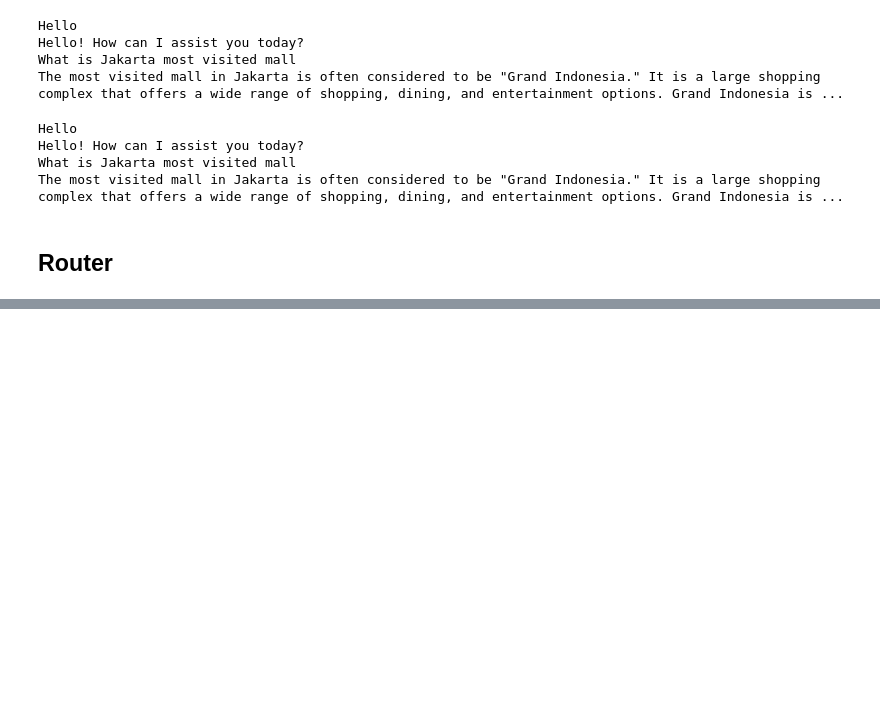
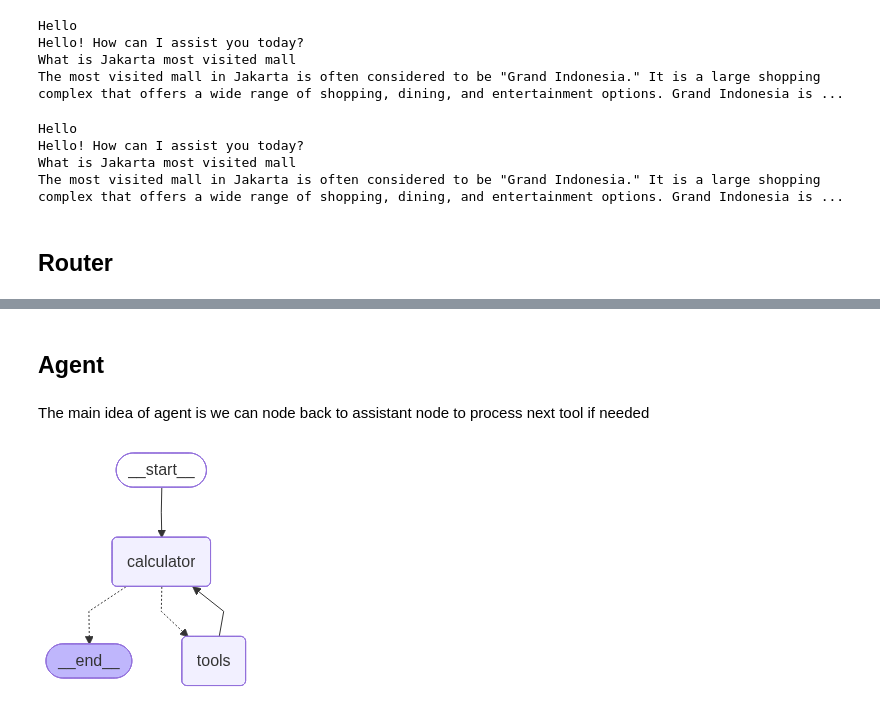
Before and after one commit to DerrickVericho/LLM-Portofolio, a Jupyter notebook: notebook/langgraph.ipynb, the cells around one changed output, grey strips where cells are left out. Saved outputs shown, nothing was run; the diff lists cells and outputs as text; code cells hidden in the pictures; blank space fills up the shorter version.

Commit message:
feat: add agent notes

```diff
--- a/notebook/langgraph.ipynb
+++ b/notebook/langgraph.ipynb
@@ -252,0 +303,2 @@ The most visited mall in Jakarta is often considered to be "Grand Indonesia." It
+# %% [markdown]
+## Agent
@@ -252,0 +337,20 @@ The most visited mall in Jakarta is often considered to be "Grand Indonesia." It
+# %%
+sys_prompt = SystemMessage(content="You are a helpful assistant tasked with writing performing arithmetic on a set of inputs.")
+def assistant(state: MessagesState):
+    return {"messages": [llm_tools.invoke([sys_prompt] + state["messages"])]}
+# %% [markdown]
+The main idea of agent is we can node back to assistant node to process next tool if needed
+# %%
+memory = MemorySaver()
+
+builder = StateGraph(MessagesState)
+builder.add_node("calculator", assistant)
+builder.add_node("tools", ToolNode(tools))
+
+builder.add_edge(START, "calculator")
+builder.add_conditional_edges("calculator", tools_condition)
+builder.add_edge("tools", "calculator")
+graph = builder.compile(checkpointer=memory)
+display(Image(graph.get_graph().draw_mermaid_png()))
+# %% [output]
+[figure, added]
```
Also changed, not shown: parts of 13 cells of this notebook.
